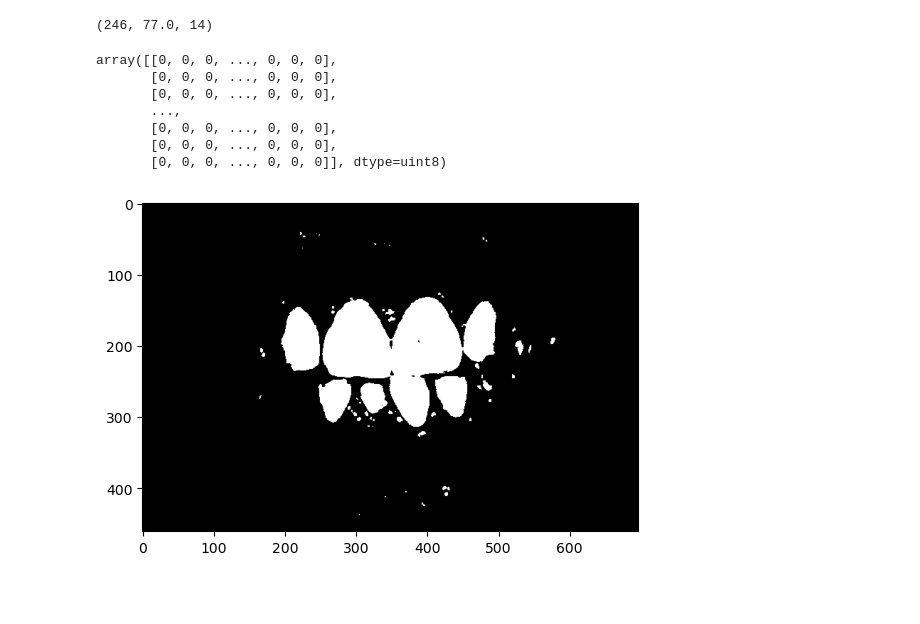
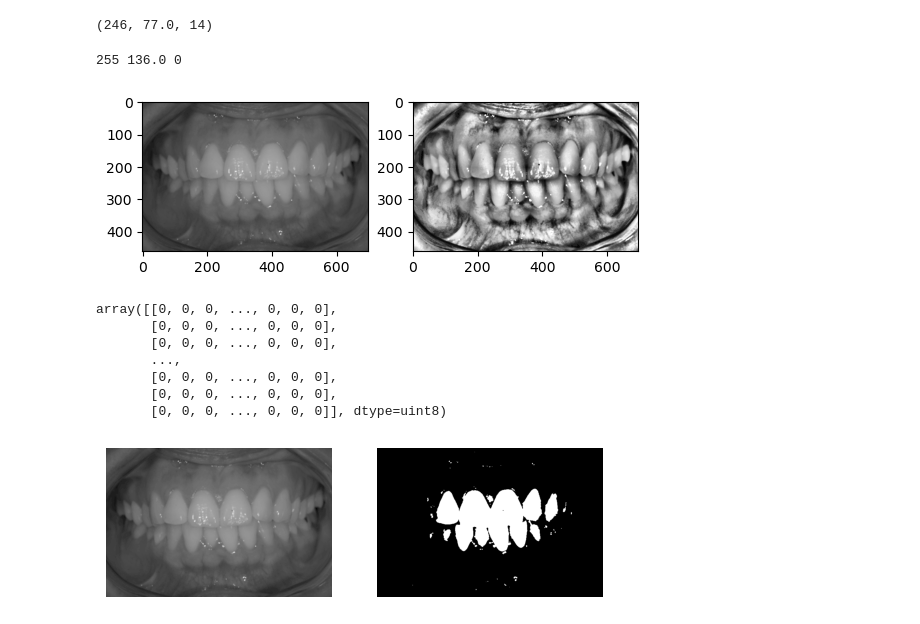
Before and after one commit to K-hyewon/ImageProcessing, a Jupyter notebook: study/image_registeration/perspective_transformation.ipynb, the cells around one changed output. Drawn from its saved outputs; the diff is of its cells as text; code cells hidden in the pictures; blank space fills up the shorter version.

```diff
--- a/study/image_registeration/perspective_transformation.ipynb
+++ b/study/image_registeration/perspective_transformation.ipynb
@@ -17,3 +17,28 @@ thresh, thresh_img = cv2.threshold(b_img, 130, 256, type=cv2.THRESH_BINARY)
+# %%
+b_img = cv2.imread('/home/tkd_010/ImageProcessing/study/image_registeration/before.png', 0)
+b_img_c = b_img.copy()
+
+clahe = cv2.createCLAHE(clipLimit=40.0, tileGridSize=(8,8))
+b_img_c = clahe.apply(b_img_c)
+
+thresh, thresh_img = cv2.threshold(b_img_c, 120, 200, type=cv2.THRESH_BINARY)
+print(b_img_c.max(), np.median(b_img_c), b_img_c.min())
+
+contours, heirarchy = cv2.findContours(thresh_img, cv2.RETR_EXTERNAL, cv2.CHAIN_APPROX_NONE)
+cnt = contours[0]
+cv2.drawContours(b_img_c, [cnt], -1, (0,255,255), 5)
+
+
+plt.subplot(121)
+plt.imshow(b_img, cmap='gray')
+
+plt.subplot(122)
+plt.imshow(b_img_c, cmap='gray')
+
+plt.show()
+# %% [output]
+255 136.0 0
+[figure, added]
 # %%
 thresh_img
 # %% [output]
@@ -24,8 +49,18 @@ array([[0, 0, 0, ..., 0, 0, 0],
        [0, 0, 0, ..., 0, 0, 0],
        [0, 0, 0, ..., 0, 0, 0],
        [0, 0, 0, ..., 0, 0, 0]], dtype=uint8)
-# %%
-plt.imshow(thresh_img, cmap='gray')
-plt.show()
-# %% [output]
-[figure, removed]
+# %%
+b_img = cv2.imread('/home/tkd_010/ImageProcessing/study/image_registeration/before.png', 0)
+
+thresh, thresh_img = cv2.threshold(b_img, 120, 200, type=cv2.THRESH_BINARY)
+
+plt.subplot(121)
+plt.imshow(b_img, cmap='gray')
+plt.axis('off')
+
+plt.subplot(122)
+plt.imshow(thresh_img, cmap='gray')
+plt.axis('off')
+plt.show()
+# %% [output]
+[figure, added]
```
Also changed, not shown: parts of 1 cell of this notebook, 1 other file.
